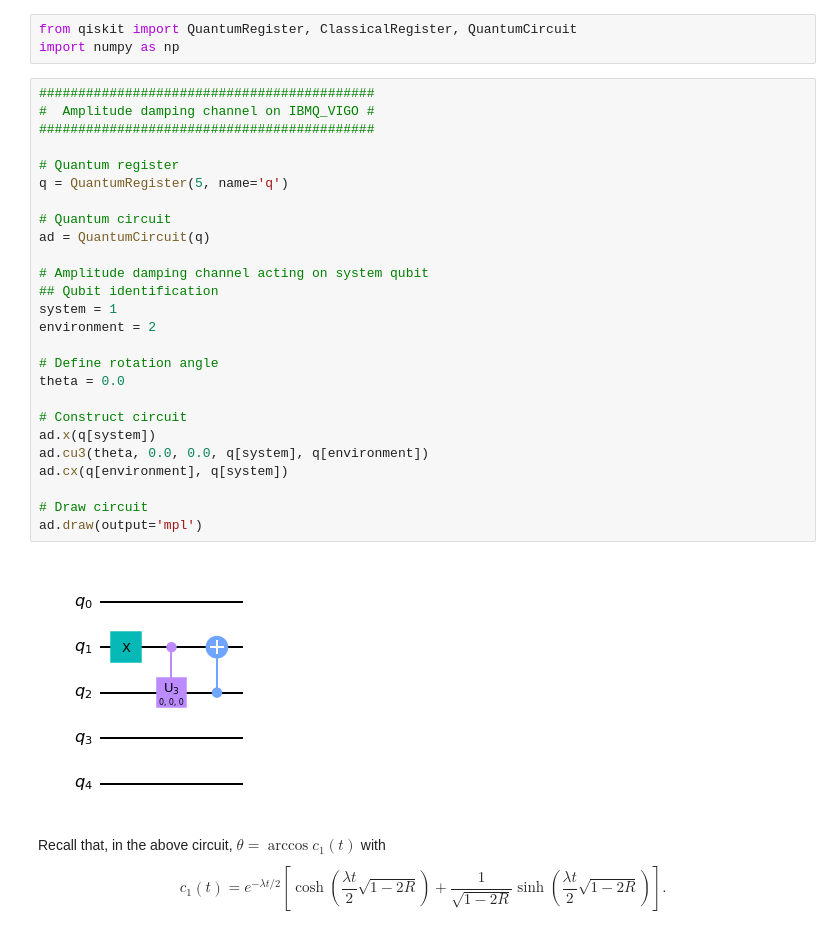
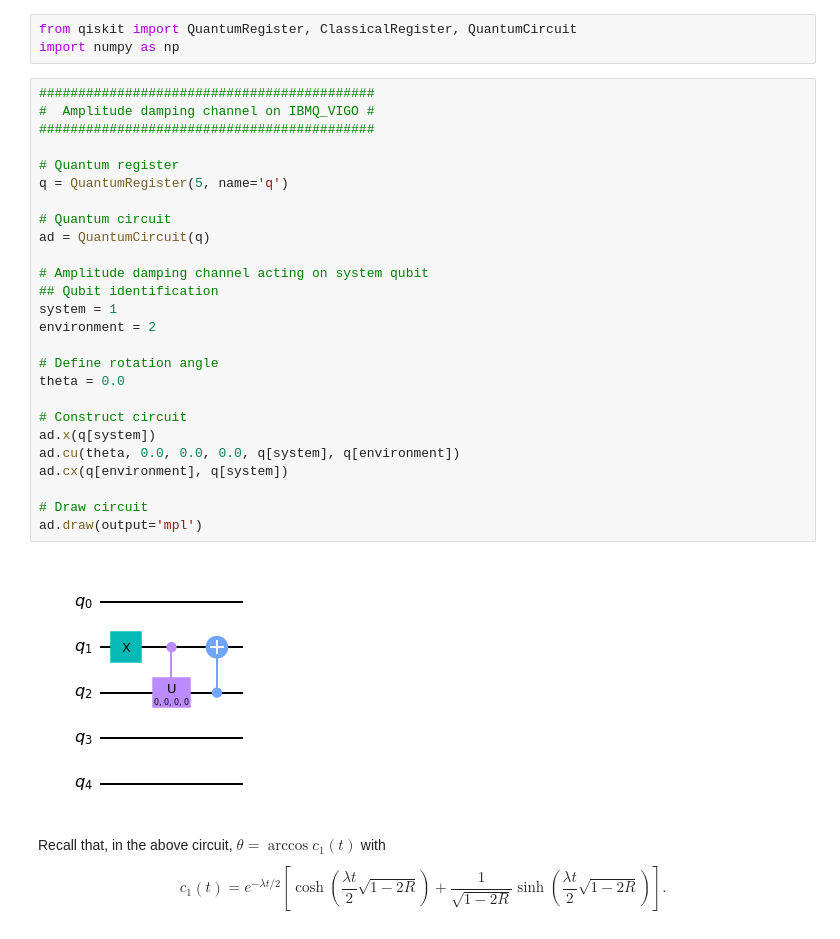
Before and after one commit to matteoacrossi/oqs-jupyterbook, a Jupyter notebook: content/project_4-amplitude_damping.ipynb, the cells around one changed output. Cells and saved outputs as stored; diff of their text form.

```diff
--- a/content/project_4-amplitude_damping.ipynb
+++ b/content/project_4-amplitude_damping.ipynb
@@ -10,31 +10,31 @@ import numpy as np
 # %%
 ###########################################
 #  Amplitude damping channel on IBMQ_VIGO #
 ###########################################
 
 # Quantum register
 q = QuantumRegister(5, name='q')
 
 # Quantum circuit
 ad = QuantumCircuit(q)
 
 # Amplitude damping channel acting on system qubit
 ## Qubit identification
 system = 1
 environment = 2
 
 # Define rotation angle
 theta = 0.0
 
 # Construct circuit
 ad.x(q[system])
-ad.cu3(theta, 0.0, 0.0, q[system], q[environment])
+ad.cu(theta, 0.0, 0.0, 0.0, q[system], q[environment])
 ad.cx(q[environment], q[system])
 
 # Draw circuit
 ad.draw(output='mpl')
 # %% [output]
-[figure, old version]
+[figure, new version]
 # %% [markdown]
 Recall that, in the above circuit, $\theta = \arccos{c_1(t)}$ with
 \begin{equation}
```
Also changed, not shown: parts of 1 cell of this notebook.
